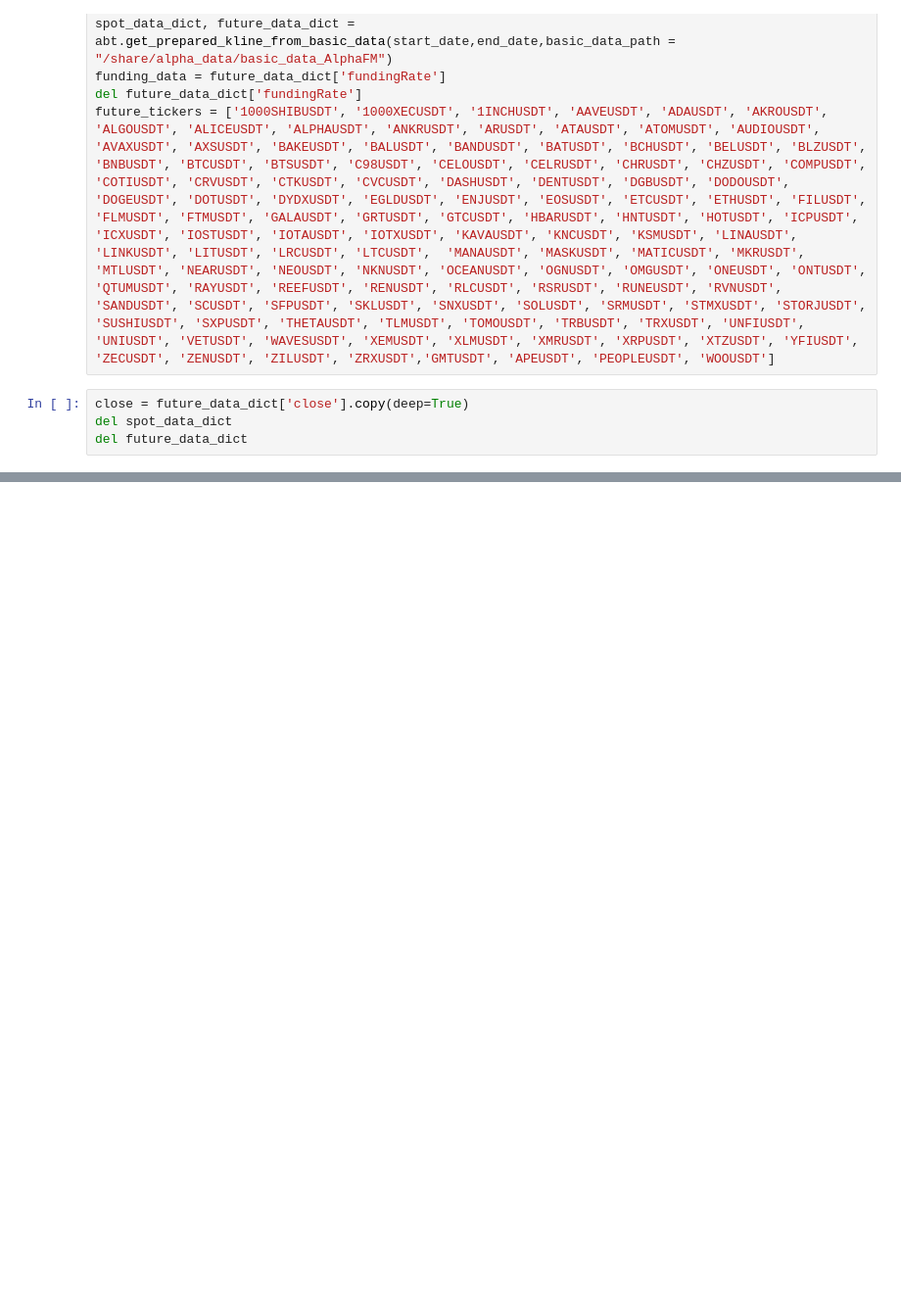
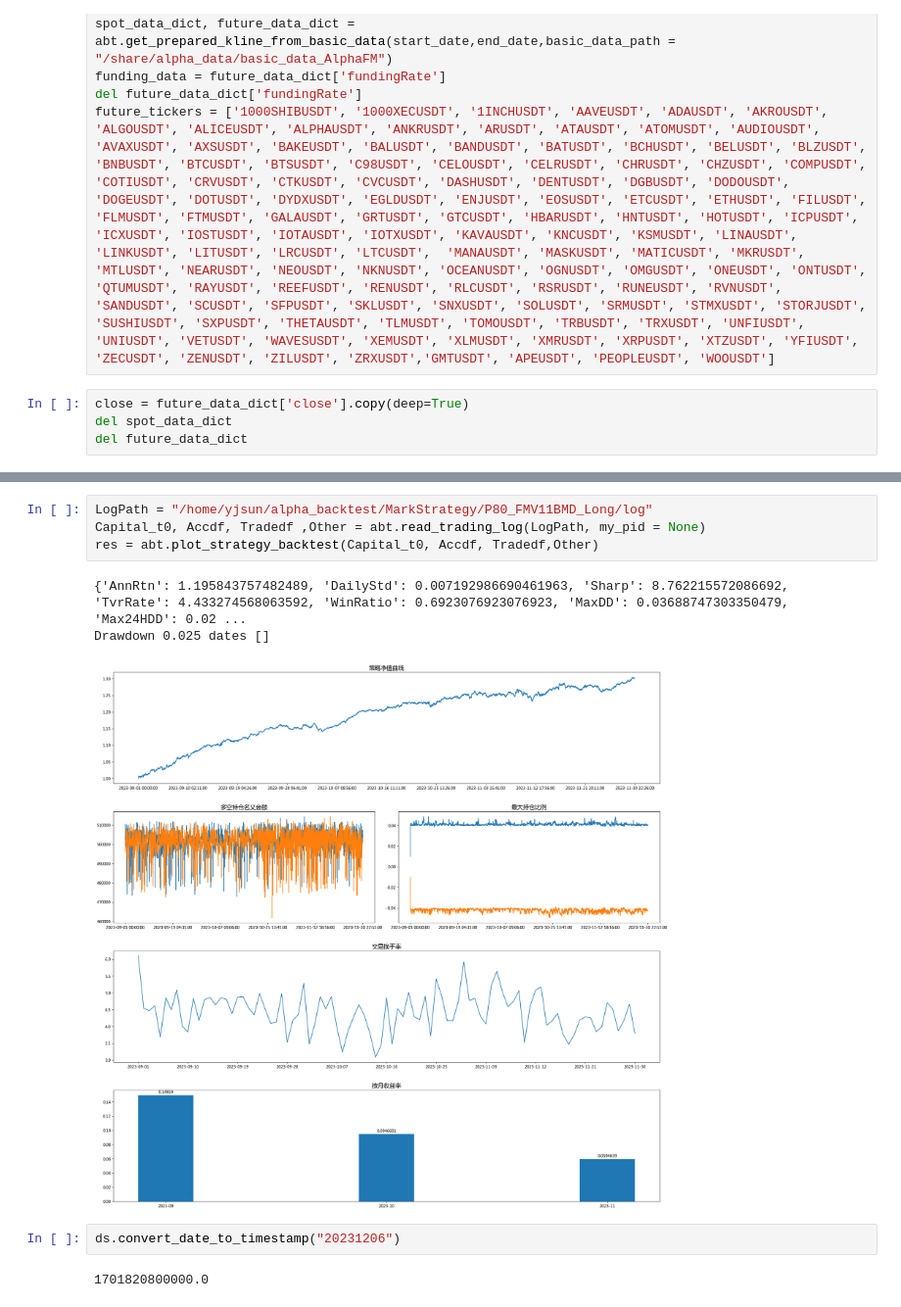
Before and after one commit to CodingJay-1/alpha_backtest, a Jupyter notebook: Backtest.ipynb, the cells around one changed output, grey strips where cells are left out. Shown at 98% size. Cells and saved outputs as stored; diff of their text form; blank space fills up the shorter version.

```diff
--- a/Backtest.ipynb
+++ b/Backtest.ipynb
@@ -40,0 +57,12 @@ Drawdown 0.025 dates ['2023-02-07']
+# %%
+LogPath = "/home/yjsun/alpha_backtest/MarkStrategy/P80_FMV11BMD_Long/log"
+Capital_t0, Accdf, Tradedf ,Other = abt.read_trading_log(LogPath, my_pid = None)
+res = abt.plot_strategy_backtest(Capital_t0, Accdf, Tradedf,Other)
+# %% [output]
+{'AnnRtn': 1.195843757482489, 'DailyStd': 0.007192986690461963, 'Sharp': 8.762215572086692, 'TvrRate': 4.433274568063592, 'WinRatio': 0.6923076923076923, 'MaxDD': 0.03688747303350479, 'Max24HDD': 0.02 ...
+Drawdown 0.025 dates []
+[figure, added]
+# %%
+ds.convert_date_to_timestamp("20231206")
+# %% [output]
+1701820800000.0
```
Also changed, not shown: parts of 3 cells of this notebook, 9 other files.
